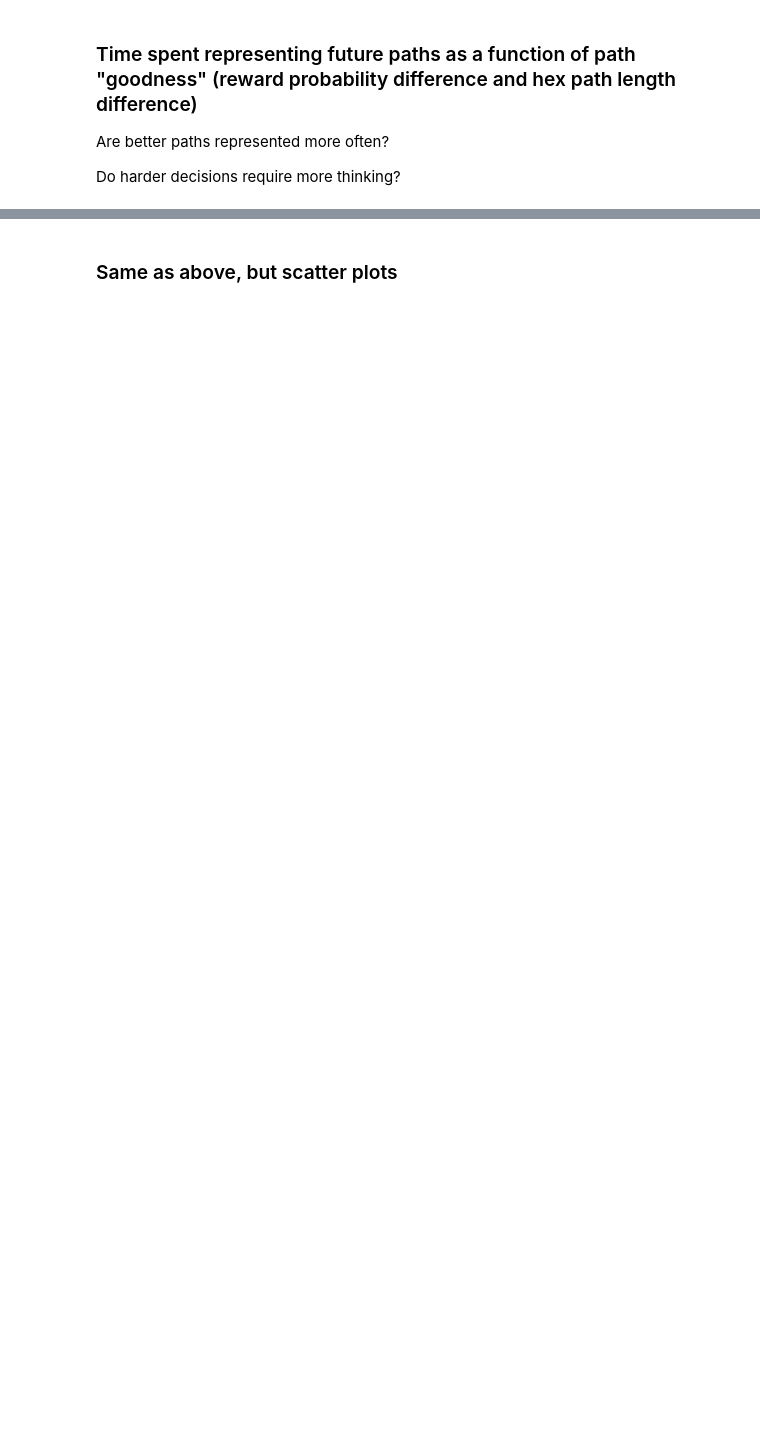
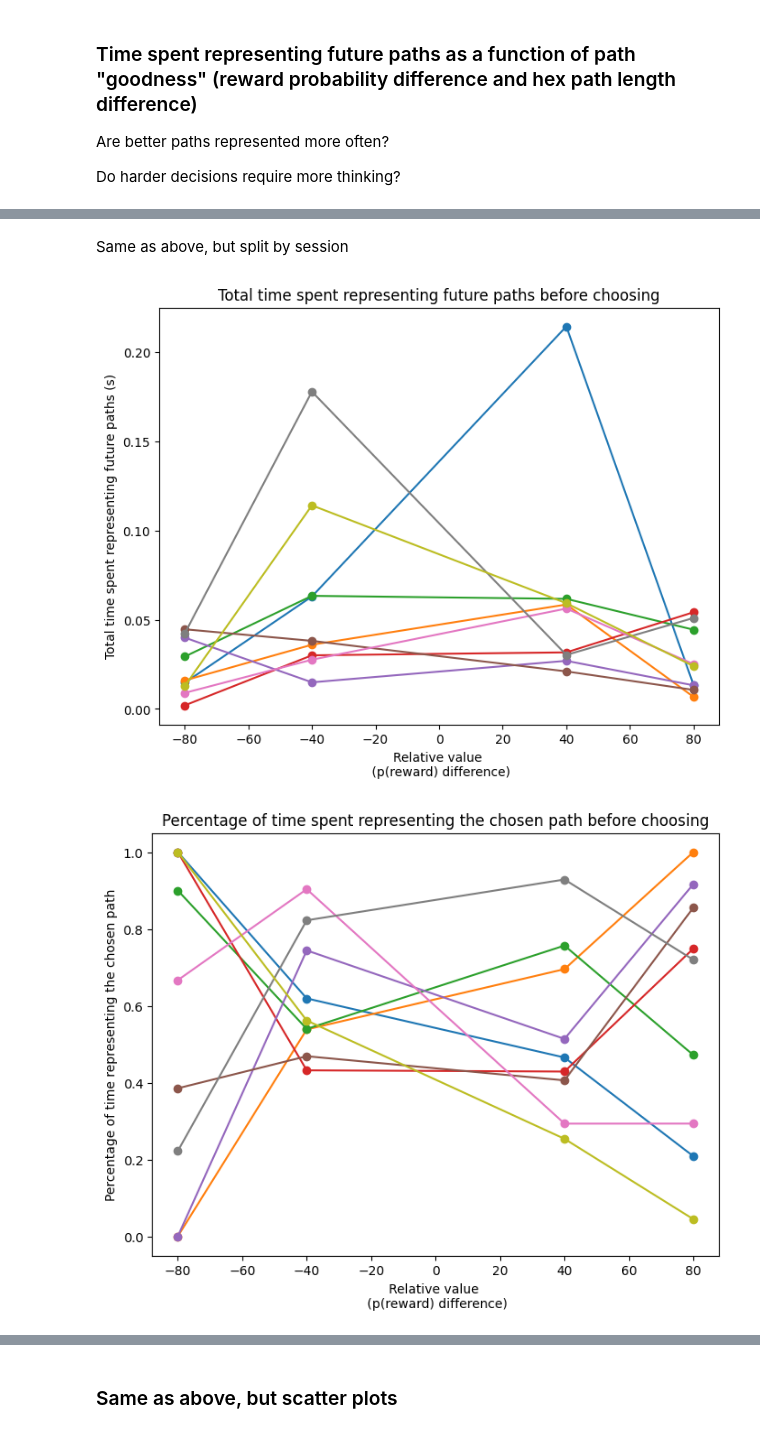
Before and after one commit to calderast/Hex-maze-analysis, a Jupyter notebook: theta_sweeps.ipynb, the cells around one changed output, grey strips where cells are left out. Drawn from its saved outputs; the diff is of its cells as text; code cells hidden in the pictures; blank space fills up the shorter version.

```diff
--- a/theta_sweeps.ipynb
+++ b/theta_sweeps.ipynb
@@ -858,0 +940,57 @@ plt.show()
+# %% [markdown]
+Same as above, but split by session
+# %%
+total_reps = reps_df['total_chosen_reps'] + reps_df['total_unchosen_reps']
+chosen_pct_reps = reps_df['total_chosen_reps'] / total_reps
+
+# Create a Dataframe so we can group things for plotting
+plotting_df = pd.DataFrame({'time_repped': total_reps/250,
+                            'chosen_pct_reps': chosen_pct_reps,
+                            'rwd_prob_diff': reps_df['rwd_prob_difference'],
+                            'path_length_diff': reps_df['path_length_difference'],
+                            'session': reps_df['session']})
+
+# Time thinking vs difficulty of decision (reward prob)
+grouped = plotting_df.groupby(['rwd_prob_diff', 'session'])['time_repped'].agg(['mean', 'std']).reset_index()
+plt.figure(figsize=(8, 6))
+for (session, session_df) in grouped.groupby('session'):
+    plt.errorbar(session_df['rwd_prob_diff'], session_df['mean'], fmt='o-', label=f'Session: {session}', capsize=5)
+plt.xlabel('Relative value \n (p(reward) difference)')
+plt.ylabel('Total time spent representing future paths (s)')
+plt.title("Total time spent representing future paths before choosing")
+#plt.legend()
+plt.show()
+
+# Same but percent time repping chosen
+grouped = plotting_df.groupby(['rwd_prob_diff', 'session'])['chosen_pct_reps'].agg(['mean', 'std']).reset_index()
+plt.figure(figsize=(8, 6))
+for (session, session_df) in grouped.groupby('session'):
+    plt.errorbar(session_df['rwd_prob_diff'], session_df['mean'], fmt='o-', label=f'Session: {session}', capsize=5)
+plt.xlabel('Relative value \n (p(reward) difference)')
+plt.ylabel('Percentage of time representing the chosen path')
+plt.title("Percentage of time spent representing the chosen path before choosing")
+#plt.legend()
+plt.show()
+
+# Time thinking vs difficulty of decision (hex diff)
+grouped = plotting_df.groupby(['path_length_diff', 'session'])['time_repped'].agg(['mean', 'std']).reset_index()
+plt.figure(figsize=(10, 6))
+for (session, session_df) in grouped.groupby('session'):
+    plt.errorbar(session_df['path_length_diff'], session_df['mean'],  fmt='o-', label=f'Session: {session}', capsize=5)
+plt.xlabel('Relative path length \n (hex difference)')
+plt.ylabel('Total time spent representing future paths (s)')
+plt.title("Total time spent representing future paths before choosing")
+plt.show()
+
+# Same but percent time repping chosen
+grouped = plotting_df.groupby(['path_length_diff', 'session'])['chosen_pct_reps'].agg(['mean', 'std']).reset_index()
+plt.figure(figsize=(10, 6))
+for (session, session_df) in grouped.groupby('session'):
+    plt.errorbar(session_df['path_length_diff'], session_df['mean'],fmt='o-', label=f'Session: {session}', capsize=5)
+plt.xlabel('Relative path length \n (hex difference)')
+plt.ylabel('Percentage of time representing the chosen path')
+plt.title("Percentage of time spent representing the chosen path before choosing")
+plt.show()
+# %% [output]
+[figure, added]
+[figure, added]
```
Also changed, not shown: parts of 14 cells of this notebook, 2 other files.
